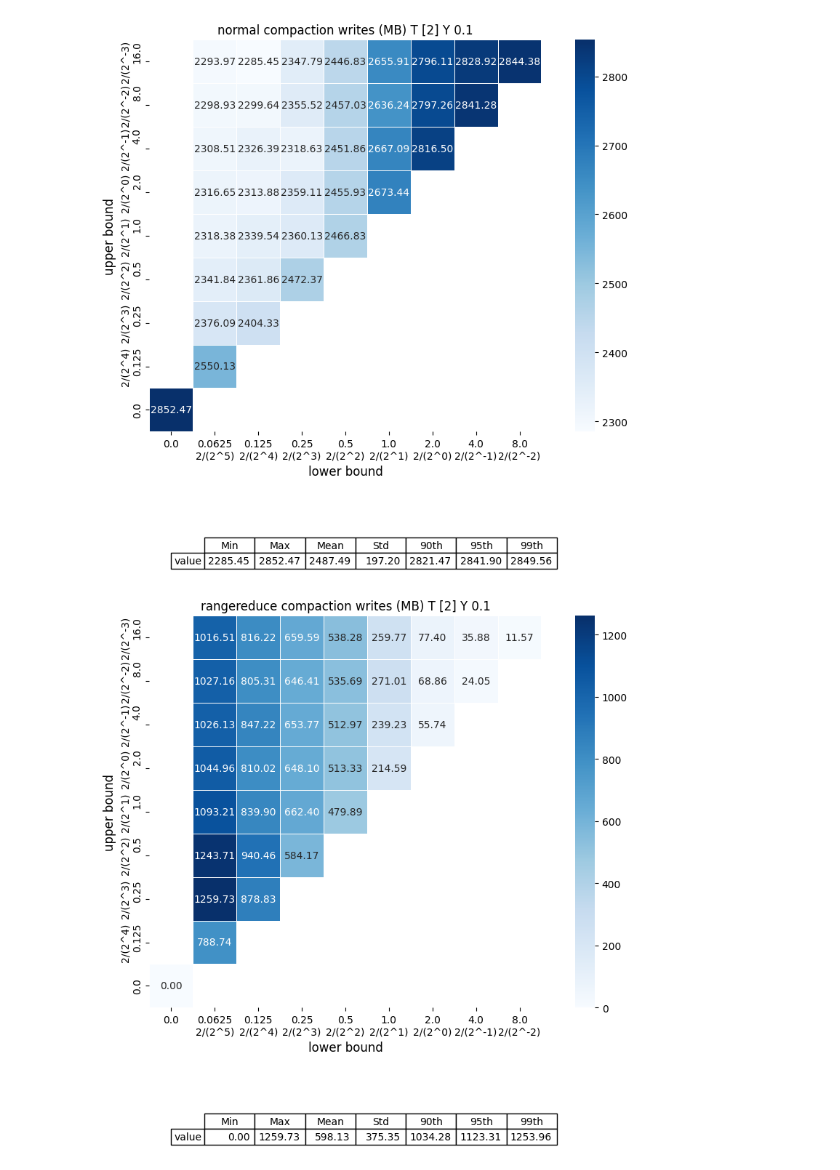
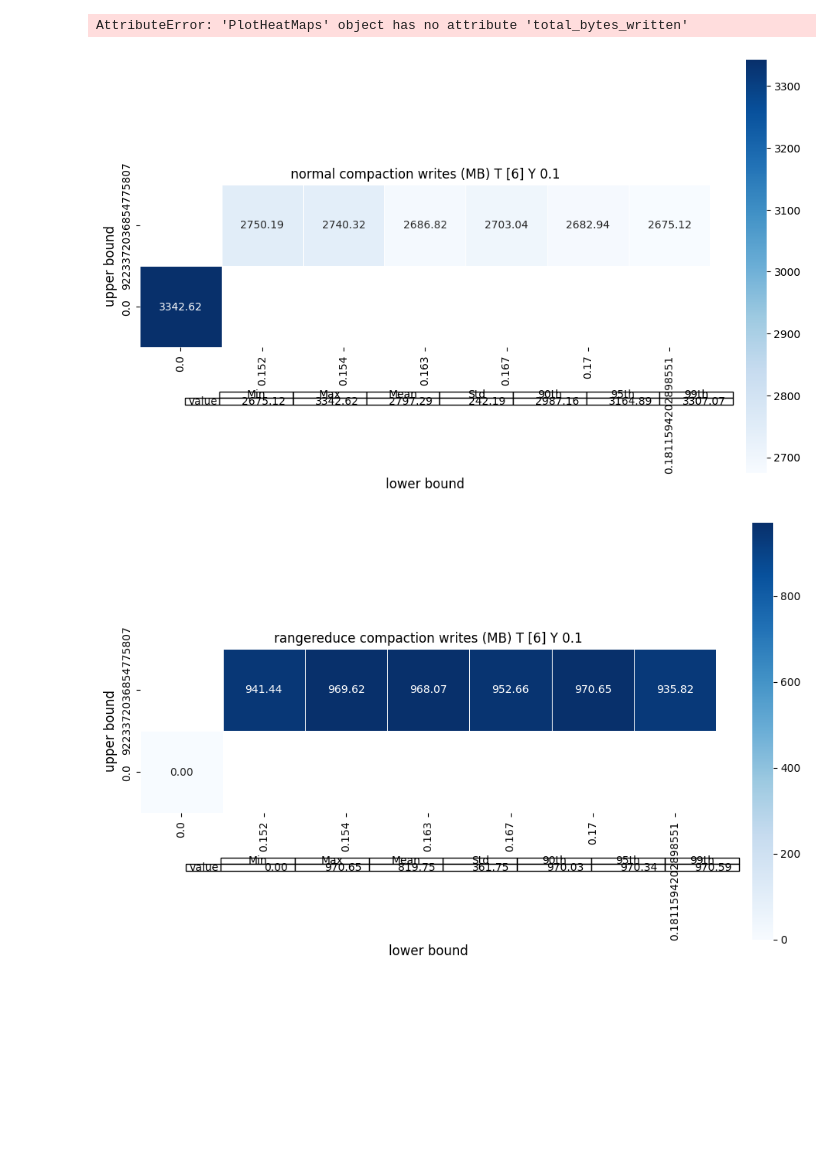
Before and after one commit to SSD-Brandeis/LSMQueryDrivenCompaction, a Jupyter notebook: src/.notebooks/heatmapplot.ipynb, the cells around one changed output. Drawn from its saved outputs; the diff is of its cells as text; code cells hidden in the pictures; blank space fills up the shorter version.

Commit message:
updates `heatmap-plot` script

```diff
--- a/src/.notebooks/heatmapplot.ipynb
+++ b/src/.notebooks/heatmapplot.ipynb
@@ -2,7 +2,7 @@
 # ! pip install pandas numpy matplotlib seaborn
 # %%
 import os
-import re
+import sys
 from pathlib import Path
 from typing import List
 
@@ -12,35 +12,15 @@ from plotter.plotheatmaps import PlotHeatMaps
 from plotter.dataclass import HeatMapStat
 from plotter.utils import vanilla_dirname, rqdc_dirname
 
-lower_upper_bounds = list()
 
-for lb in bounds:
-    for ub in bounds:
-        if lb < ub:
-            lower_upper_bounds.append((lb, ub))
+lbs = [1/(SIZE_RATIO + (SIZE_RATIO * epsilon)) for epsilon in EPSILON_VALUES]
 
-EXPDIRNAME = f"../../.vstats/experiments-{TAG}-E{ENTRY_SIZE}-B{ENTRIES_PER_PAGE}-S{RANGE_QUERIES}-Y{SELECTIVITY}-T{SIZE_RATIO}"
+EXPDIRNAME = f"../../.vstats/experiments-{TAG}-U{UPDATES}-E{ENTRY_SIZE}-B{ENTRIES_PER_PAGE}-S{RANGE_QUERIES}-Y{SELECTIVITY}-T{SIZE_RATIO}"
-# %%
-experiments_to_plot = list()
-
-for lb, ub in lower_upper_bounds:
-    experiments_to_plot.append({
-        "inserts": INSERTS,
-        "updates": UPDATES,
-        "range": RANGE_QUERIES,
-        "selectivity": SELECTIVITY,
-        "sizeRatio": SIZE_RATIO,
-        "entrySize": ENTRY_SIZE,
-        "entriesPerPage": ENTRIES_PER_PAGE,
-        "numPagesPerFile": NUM_PAGE_PER_FILE,
-        "lowerBound": lb,
-        "upperBound": ub,
-    })
 # %%
 all_stats: List[HeatMapStat] = list()
 filesize = ENTRY_SIZE * ENTRIES_PER_PAGE * NUM_PAGE_PER_FILE
 
-vandirpath = os.path.join(EXPDIRNAME, vanilla_dirname(experiments_to_plot[0]))
+vandirpath = os.path.join(EXPDIRNAME, "VanillaRandom")
 van_epoch_stats = EpochStats(vandirpath, NUMEPOCHS, filesize)
 
 all_stats.append(
@@ -52,14 +32,15 @@ all_stats.append(
     }
 )
 
-for exp in experiments_to_plot:
-    rqdcdirpath = os.path.join(EXPDIRNAME, rqdc_dirname(exp))
+for epsilon in EPSILON_VALUES:
+    lb = 1/(SIZE_RATIO + (SIZE_RATIO * epsilon))
+    rqdcdirpath = os.path.join(EXPDIRNAME, f"RangeReduceRandom{epsilon}")
     rqdc_epoch_stats = EpochStats(rqdcdirpath, NUMEPOCHS, filesize)
 
     all_stats.append(
         {
-            'lb': exp['lowerBound'],
-            'ub': exp['upperBound'],
+            'lb': lb,
+            'ub': sys.maxsize,
             'plottingStats': rqdc_epoch_stats.get_plotstats(),
             'rqStats': rqdc_epoch_stats.get_rangequerystats(),
         }
@@ -67,19 +48,20 @@ for exp in experiments_to_plot:
 # %%
 plotheatmaps = PlotHeatMaps(all_stats)
 
 plotheatmaps.compaction_bytes_written()
 plotheatmaps.rangereduce_compaction_bytes_written()
 plotheatmaps.total_bytes_written_except_flush()
-plotheatmaps.total_bytes_written()
+# plotheatmaps.total_bytes_written()
 plotheatmaps.spaceamp_debt()
 plotheatmaps.compaction_debt()
 plotheatmaps.avg_bytes_written_for_range_queries()
 plotheatmaps.total_bytes_read_compaction()
 plotheatmaps.avg_bytes_read_range_query()
 plotheatmaps.avg_time_of_range_queries()
 plotheatmaps.overall_data_movement()
 
 # plotheatmaps.all_in_one()
 # %% [output]
+AttributeError: 'PlotHeatMaps' object has no attribute 'total_bytes_written'
-[figure, old version]
+[figure, new version]
-[figure, old version]
+[figure, new version]
```
Also changed, not shown: parts of 1 cell of this notebook, 2 other files.
